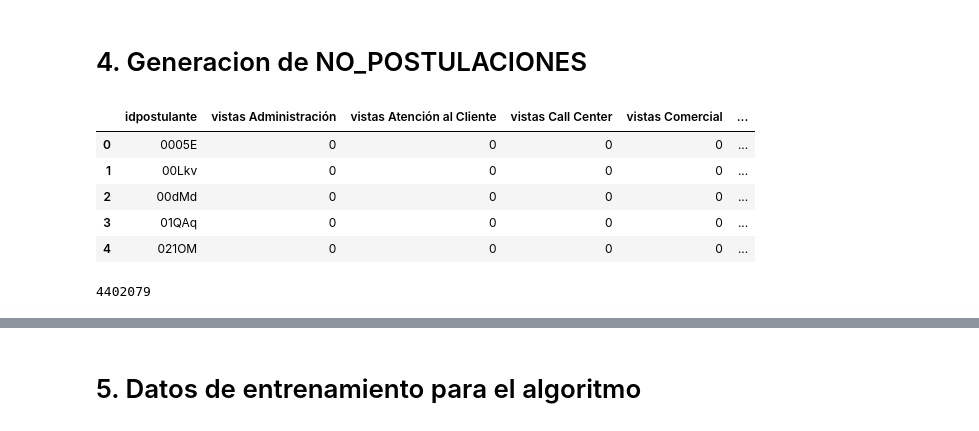
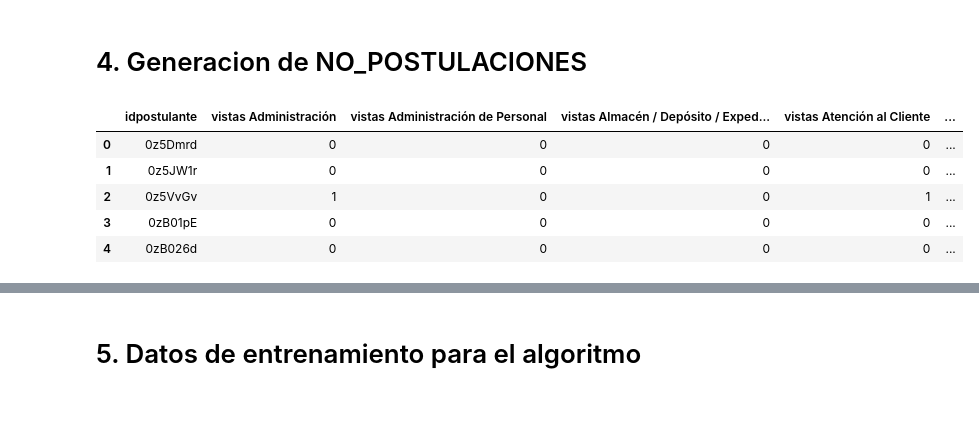
Before and after one commit to SergioCalvani/TP2-Datos, a Jupyter notebook: Notebooks/notebookv02.ipynb, the cells around one changed output, grey strips where cells are left out. Saved outputs shown, nothing was run; the diff lists cells and outputs as text; code cells hidden in the pictures.

```diff
--- a/Notebooks/notebookv02.ipynb
+++ b/Notebooks/notebookv02.ipynb
@@ -150,0 +231,3 @@ avisos_vistos.head()
+# %%
+genyedad['edad'] = 2018 - genyedad['fecha_dt'].dt.year
+genyedad.head()
@@ -150,0 +241,3 @@ avisos_vistos.head()
+# %%
+genyedad.drop(columns=['fechanacimiento', 'fecha_dt'], inplace=True)
+genyedad.head()
@@ -150,0 +251,4 @@ avisos_vistos.head()
+# %%
+genyedad.fillna(genyedad['edad'].mean(), inplace=True)
+genyedad = genyedad.astype({'sexo':'int8', 'edad':'uint8'})
+genyedad.head()
@@ -150,0 +262,4 @@ avisos_vistos.head()
+# %%
+# lo uno con avisos_vistos
+usuarios = pd.merge(avisos_vistos, genyedad, on='idpostulante', how='inner')
+usuarios.head()
@@ -246,20 +373,14 @@ memory usage: 302.6+ MB
 # %%
 # En realidad es la info que describe a los usuarios segun sus vistas.
 # TODO cambiar el nombre de avisos_vistos a usuarios
-usuarios = avisos_vistos
-usuarios.reset_index(inplace=True)
 usuarios.head()
 # %% [output]
-|  | idpostulante | vistas Administración | vistas Atención al Cliente | vistas Call Center | vistas Comercial | ... |
-| 0 | 0005E | 0 | 0 | 0 | 0 | ... |
-| 1 | 00Lkv | 0 | 0 | 0 | 0 | ... |
-| 2 | 00dMd | 0 | 0 | 0 | 0 | ... |
-| 3 | 01QAq | 0 | 0 | 0 | 0 | ... |
-| 4 | 021OM | 0 | 0 | 0 | 0 | ... |
+|  | idpostulante | vistas Administración | vistas Administración de Personal | vistas Almacén / Depósito / Exped... | vistas Atención al Cliente | ... |
+| 0 | 0z5Dmrd | 0 | 0 | 0 | 0 | ... |
+| 1 | 0z5JW1r | 0 | 0 | 0 | 0 | ... |
+| 2 | 0z5VvGv | 1 | 0 | 0 | 1 | ... |
+| 3 | 0zB01pE | 0 | 0 | 0 | 0 | ... |
+| 4 | 0zB026d | 0 | 0 | 0 | 0 | ... |
-# %%
-usuarios.size
-# %% [output]
-4402079
 # %%
 # Categoria de cada aviso
 avisos.head()
```
Also changed, not shown: parts of 49 cells of this notebook.
